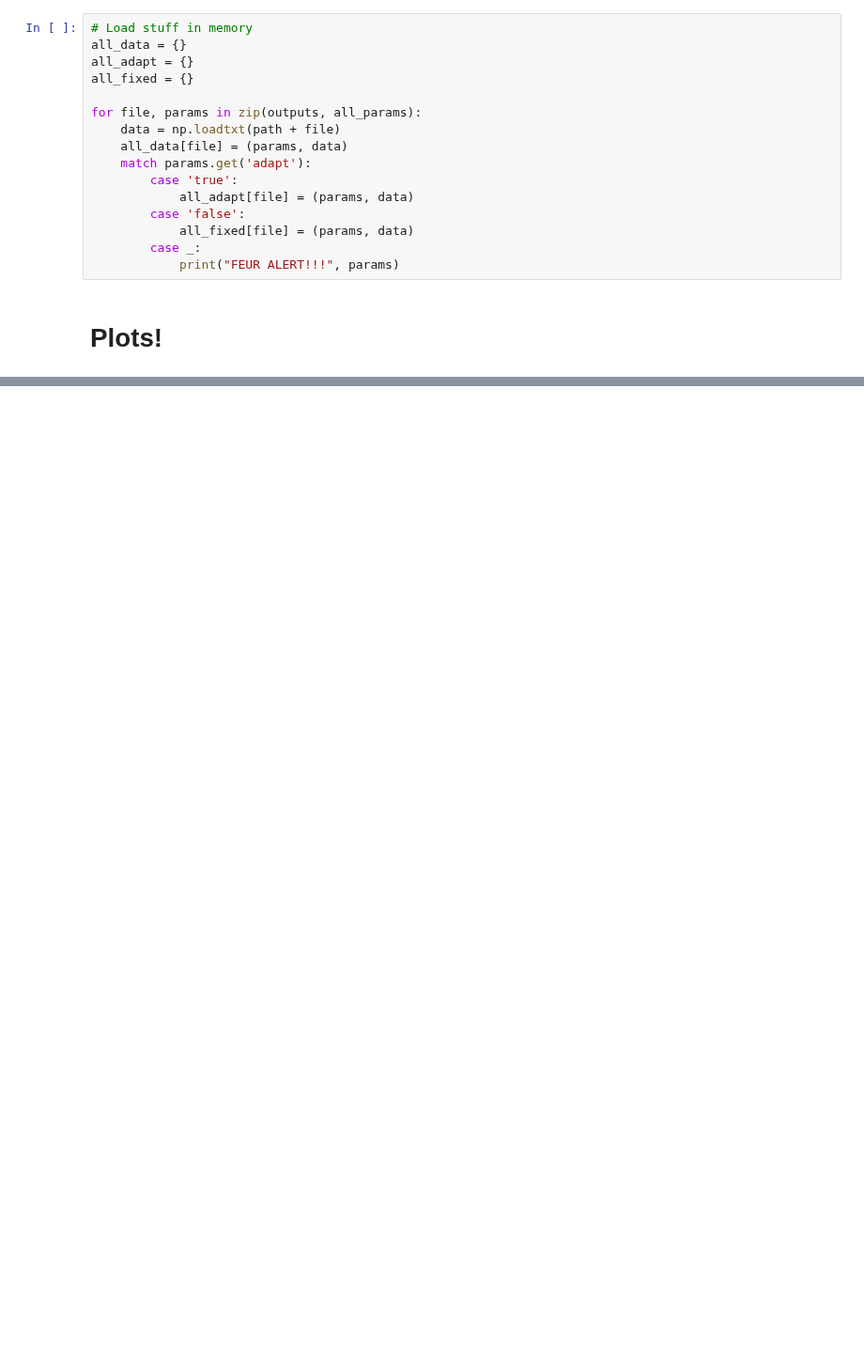
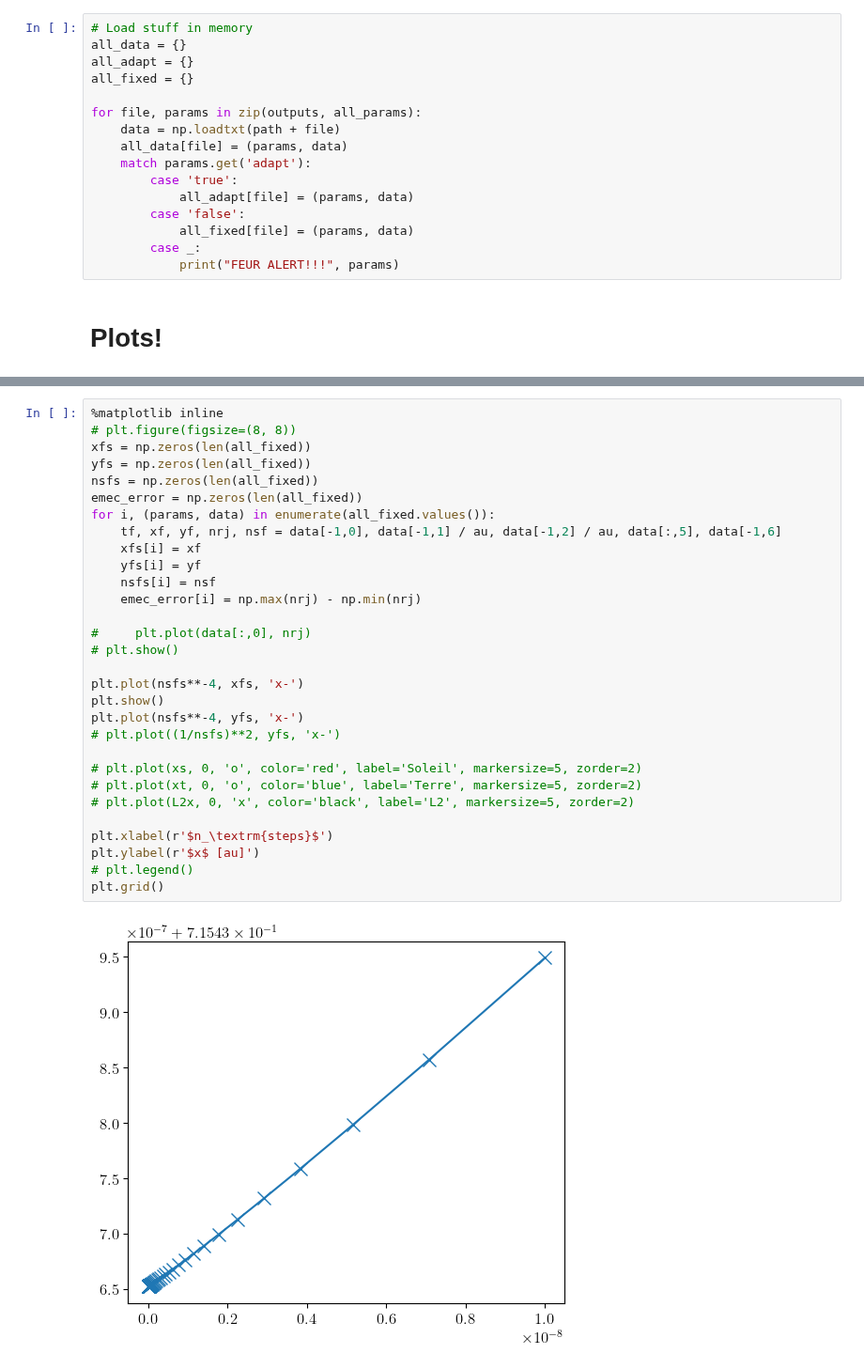
Before and after one commit to TomVdt/PhysNum, a Jupyter notebook: exercice3/analysis/analysis3bi.ipynb, the cells around one changed output, grey strips where cells are left out. Shown at 94% size. Cells and saved outputs as stored; diff of their text form; blank space fills up the shorter version.

```diff
--- a/exercice3/analysis/analysis3bi.ipynb
+++ b/exercice3/analysis/analysis3bi.ipynb
@@ -127,0 +146,32 @@ plt.axis('equal')
+# %%
+%matplotlib inline
+# plt.figure(figsize=(8, 8))
+xfs = np.zeros(len(all_fixed))
+yfs = np.zeros(len(all_fixed))
+nsfs = np.zeros(len(all_fixed))
+emec_error = np.zeros(len(all_fixed))
+for i, (params, data) in enumerate(all_fixed.values()):
+    tf, xf, yf, nrj, nsf = data[-1,0], data[-1,1] / au, data[-1,2] / au, data[:,5], data[-1,6]
+    xfs[i] = xf
+    yfs[i] = yf
+    nsfs[i] = nsf
+    emec_error[i] = np.max(nrj) - np.min(nrj)
+
+#     plt.plot(data[:,0], nrj)
+# plt.show()
+
+plt.plot(nsfs**-4, xfs, 'x-')
+plt.show()
+plt.plot(nsfs**-4, yfs, 'x-')
+# plt.plot((1/nsfs)**2, yfs, 'x-')
+
+# plt.plot(xs, 0, 'o', color='red', label='Soleil', markersize=5, zorder=2)
+# plt.plot(xt, 0, 'o', color='blue', label='Terre', markersize=5, zorder=2)
+# plt.plot(L2x, 0, 'x', color='black', label='L2', markersize=5, zorder=2)
+
+plt.xlabel(r'$n_\textrm{steps}$')
+plt.ylabel(r'$x$ [au]')
+# plt.legend()
+plt.grid()
+# %% [output]
+[figure, added]
```
Also changed, not shown: parts of 6 cells of this notebook, 1 other file.
